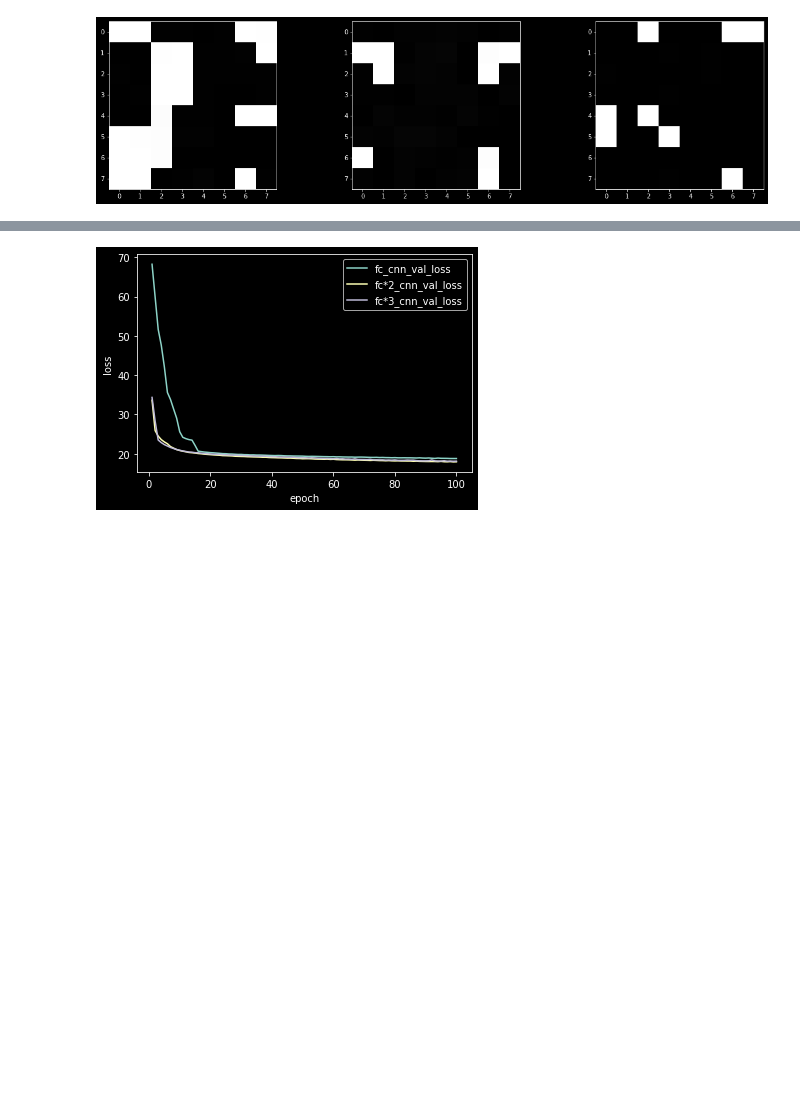
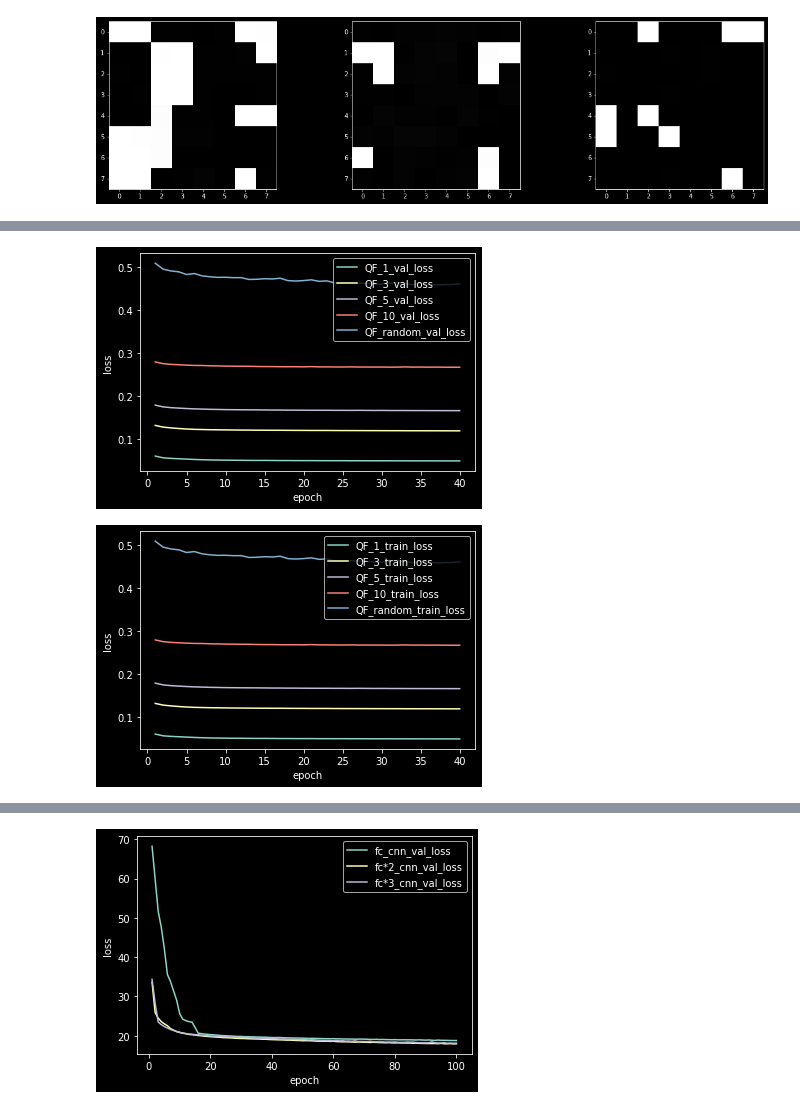
Before and after one commit to hanyuan97/learned-idct, a Jupyter notebook: plot_analyze.ipynb, the cells around one changed output, grey strips where cells are left out. Cells and saved outputs as stored; diff of their text form; code cells hidden in the pictures; blank space fills up the shorter version.

```diff
--- a/plot_analyze.ipynb
+++ b/plot_analyze.ipynb
@@ -70 +99,21 @@ for name in model_name:
+# %%
+for i, q in enumerate(qfs):
+    plt.plot(epoch, val_losses[i], label=f"QF_{q}_val_loss")
+
+plt.xlabel("epoch")
+plt.ylabel("loss")
+plt.legend()
+plt.savefig(f"./output/jpeg_all_val_loss.png", bbox_inches="tight", transparent=True)
+plt.show()
+
+for i, q in enumerate(qfs):
+    plt.plot(epoch, val_losses[i], label=f"QF_{q}_train_loss")
+plt.xlabel("epoch")
+plt.ylabel("loss")
+plt.legend()
+plt.savefig(f"./output/jpeg_all_train_loss.png", bbox_inches="tight", transparent=True)
+plt.show()
+# %% [output]
+[figure, added]
+[figure, added]
 # %%
```
Also changed, not shown: parts of 6 cells of this notebook, 5 other files.
